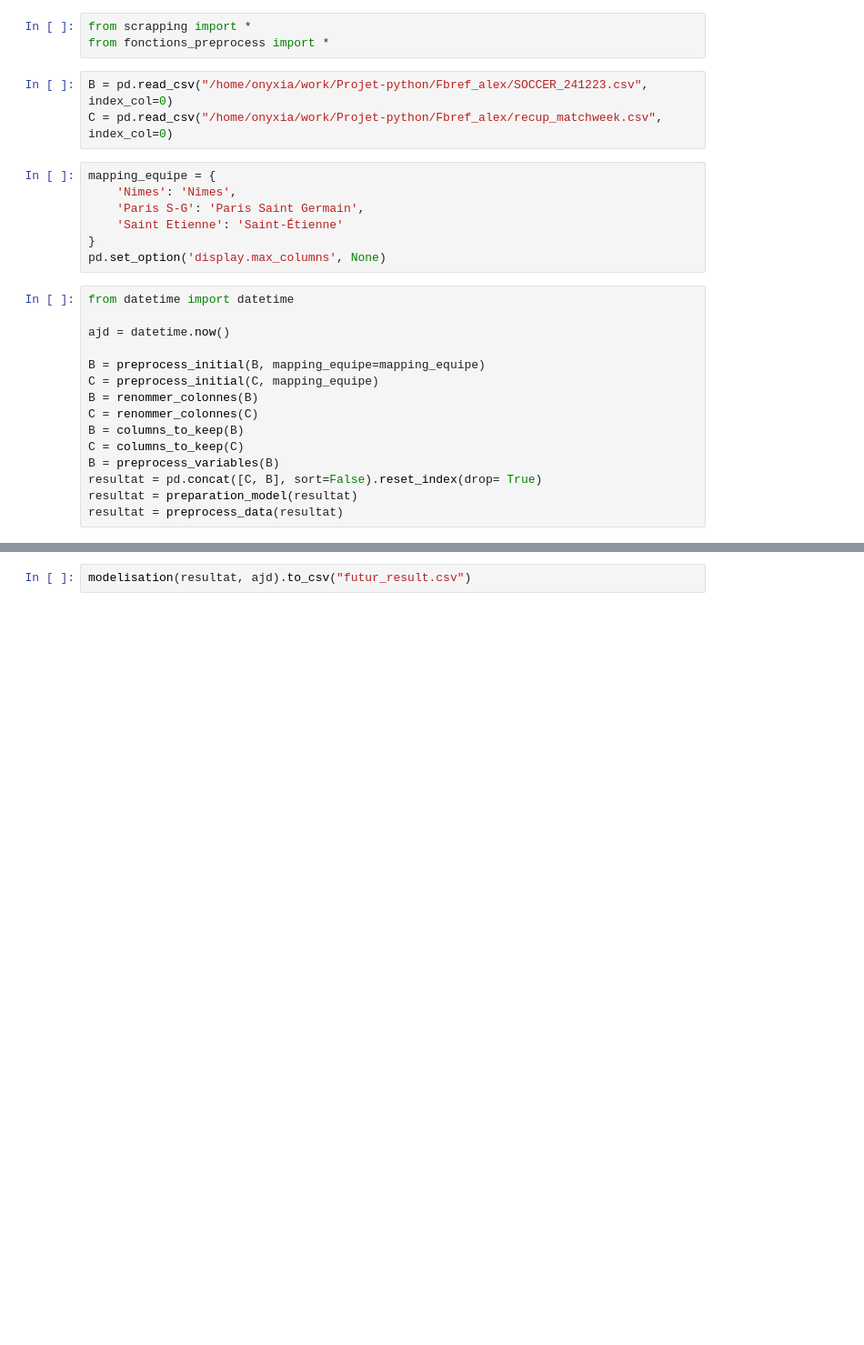
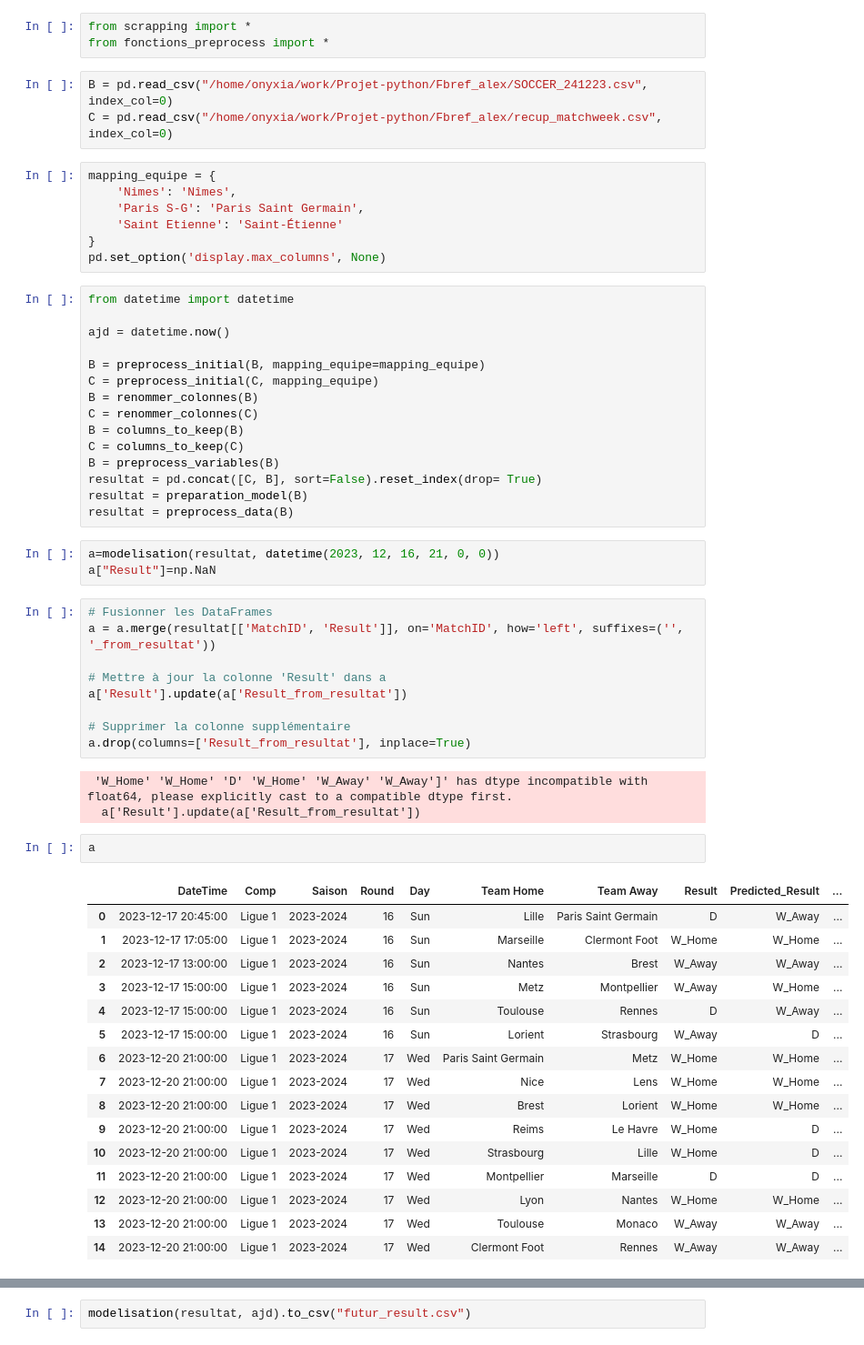
Before and after one commit to alexandreviard/Ligue1Predictor, a Jupyter notebook: Fbref_alex/TestAutom/test.ipynb, the cells around one changed output, grey strips where cells are left out. Shown at 91% size. Cells and saved outputs as stored; diff of their text form; blank space fills up the shorter version.

```diff
--- a/Fbref_alex/TestAutom/test.ipynb
+++ b/Fbref_alex/TestAutom/test.ipynb
@@ -24,5 +24,39 @@ B = columns_to_keep(B)
 C = columns_to_keep(C)
 B = preprocess_variables(B)
 resultat = pd.concat([C, B], sort=False).reset_index(drop= True)
-resultat = preparation_model(resultat)
-resultat = preprocess_data(resultat)
+resultat = preparation_model(B)
+resultat = preprocess_data(B)
+# %%
+a=modelisation(resultat, datetime(2023, 12, 16, 21, 0, 0))
+a["Result"]=np.NaN
+# %%
+# Fusionner les DataFrames
+a = a.merge(resultat[['MatchID', 'Result']], on='MatchID', how='left', suffixes=('', '_from_resultat'))
+
+# Mettre à jour la colonne 'Result' dans a
+a['Result'].update(a['Result_from_resultat'])
+
+# Supprimer la colonne supplémentaire
+a.drop(columns=['Result_from_resultat'], inplace=True)
+# %% [output]
+ 'W_Home' 'W_Home' 'D' 'W_Home' 'W_Away' 'W_Away']' has dtype incompatible with float64, please explicitly cast to a compatible dtype first.
+  a['Result'].update(a['Result_from_resultat'])
+# %%
+a
+# %% [output]
+|  | DateTime | Comp | Saison | Round | Day | Team Home | Team Away | Result | Predicted_Result | ... |
+| 0 | 2023-12-17 20:45:00 | Ligue 1 | 2023-2024 | 16 | Sun | Lille | Paris Saint Germain | D | W_Away | ... |
+| 1 | 2023-12-17 17:05:00 | Ligue 1 | 2023-2024 | 16 | Sun | Marseille | Clermont Foot | W_Home | W_Home | ... |
+| 2 | 2023-12-17 13:00:00 | Ligue 1 | 2023-2024 | 16 | Sun | Nantes | Brest | W_Away | W_Away | ... |
+| 3 | 2023-12-17 15:00:00 | Ligue 1 | 2023-2024 | 16 | Sun | Metz | Montpellier | W_Away | W_Home | ... |
+| 4 | 2023-12-17 15:00:00 | Ligue 1 | 2023-2024 | 16 | Sun | Toulouse | Rennes | D | W_Away | ... |
+| 5 | 2023-12-17 15:00:00 | Ligue 1 | 2023-2024 | 16 | Sun | Lorient | Strasbourg | W_Away | D | ... |
+| 6 | 2023-12-20 21:00:00 | Ligue 1 | 2023-2024 | 17 | Wed | Paris Saint Germain | Metz | W_Home | W_Home | ... |
+| 7 | 2023-12-20 21:00:00 | Ligue 1 | 2023-2024 | 17 | Wed | Nice | Lens | W_Home | W_Home | ... |
+| 8 | 2023-12-20 21:00:00 | Ligue 1 | 2023-2024 | 17 | Wed | Brest | Lorient | W_Home | W_Home | ... |
+| 9 | 2023-12-20 21:00:00 | Ligue 1 | 2023-2024 | 17 | Wed | Reims | Le Havre | W_Home | D | ... |
+| 10 | 2023-12-20 21:00:00 | Ligue 1 | 2023-2024 | 17 | Wed | Strasbourg | Lille | W_Home | D | ... |
+| 11 | 2023-12-20 21:00:00 | Ligue 1 | 2023-2024 | 17 | Wed | Montpellier | Marseille | D | D | ... |
+| 12 | 2023-12-20 21:00:00 | Ligue 1 | 2023-2024 | 17 | Wed | Lyon | Nantes | W_Home | W_Home | ... |
+| 13 | 2023-12-20 21:00:00 | Ligue 1 | 2023-2024 | 17 | Wed | Toulouse | Monaco | W_Away | W_Away | ... |
+| 14 | 2023-12-20 21:00:00 | Ligue 1 | 2023-2024 | 17 | Wed | Clermont Foot | Rennes | W_Away | W_Away | ... |
```
Also changed, not shown: parts of 5 cells of this notebook, 3 other files.
